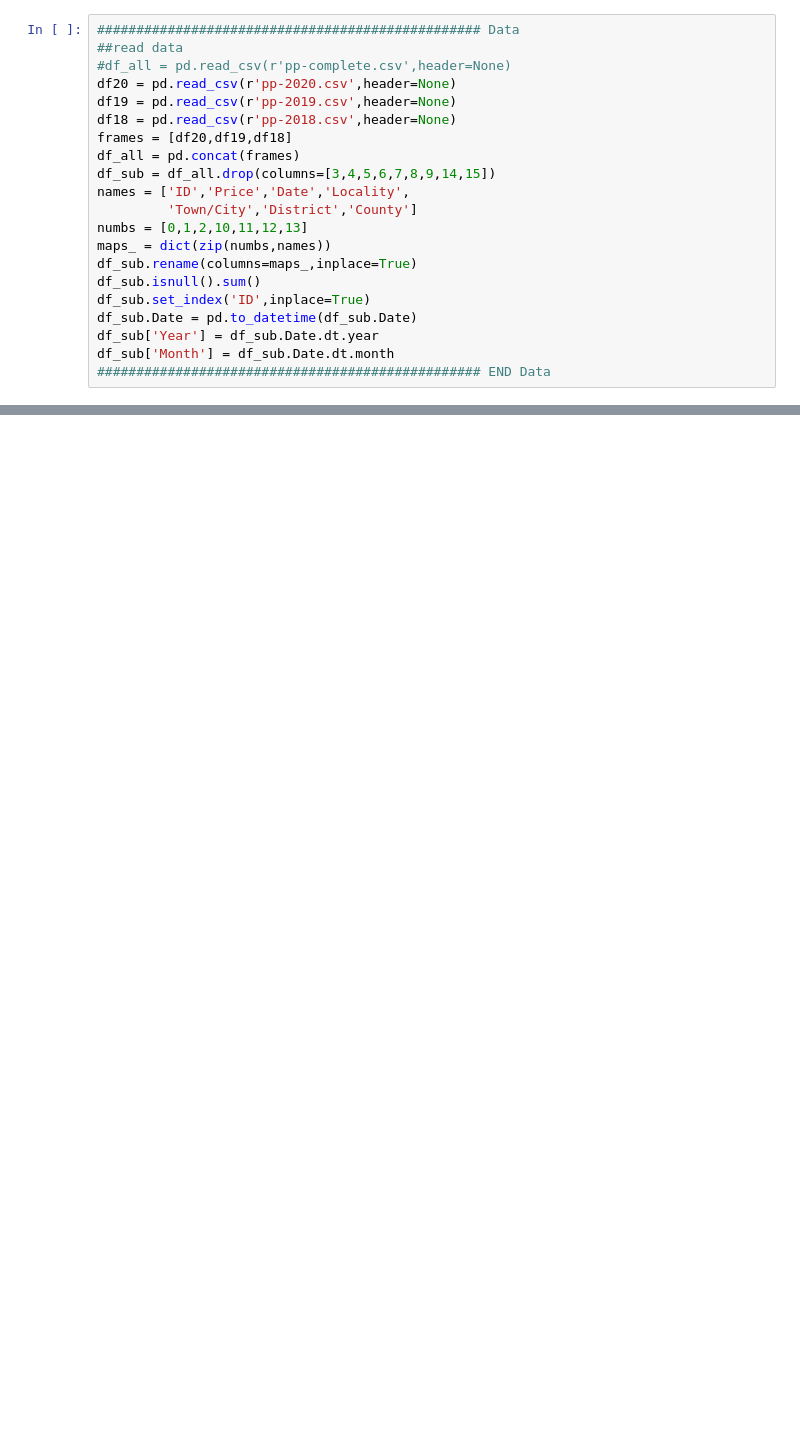
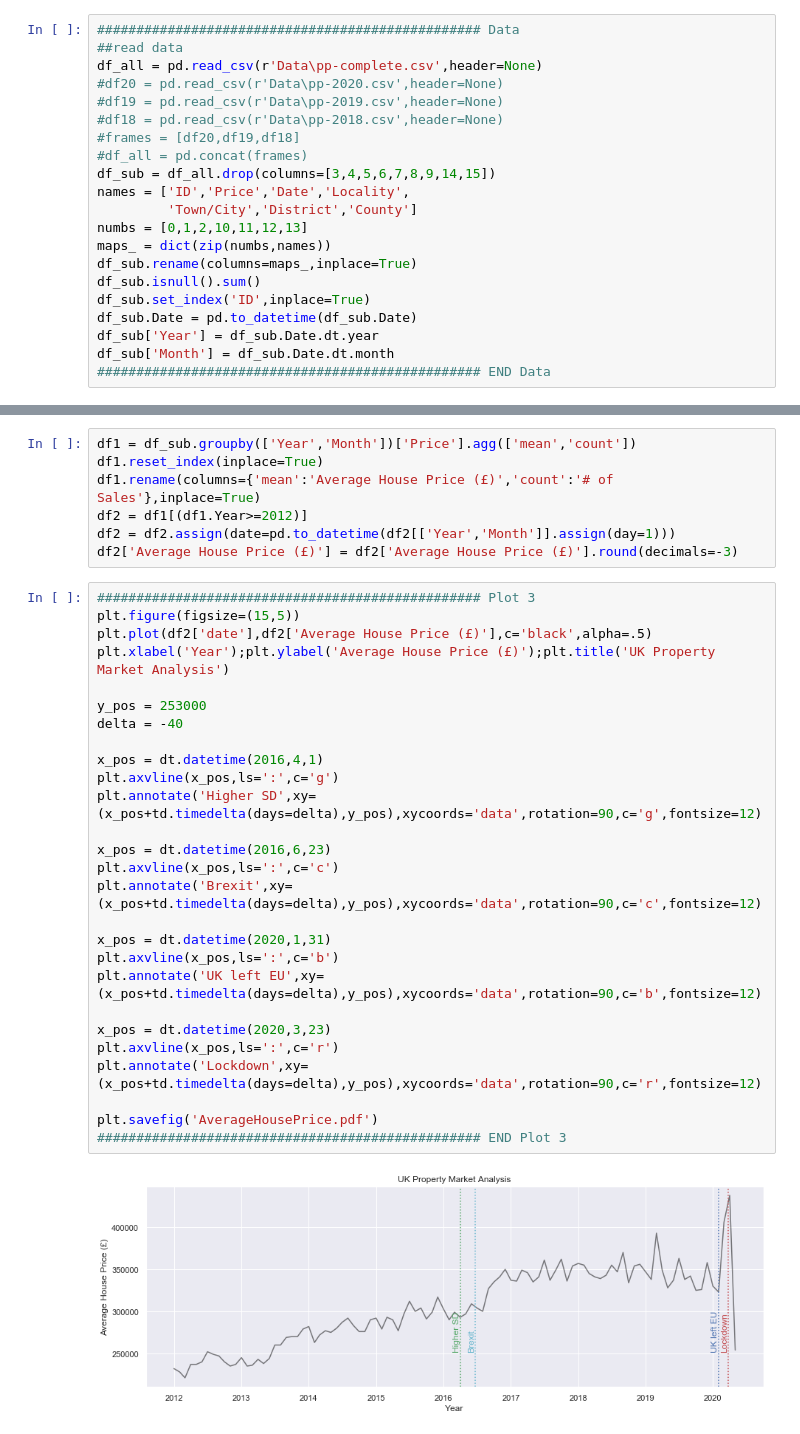
Before and after one commit to PaniezPaykari/TDI2020_UKHousePrices, a Jupyter notebook: Q1.ipynb, the cells around one changed output, grey strips where cells are left out. Cells and saved outputs as stored; diff of their text form; blank space fills up the shorter version.

Commit message:
update Q1 and add new plots

```diff
--- a/Q1.ipynb
+++ b/Q1.ipynb
@@ -43,12 +37,12 @@ import geopandas as gpd
 # %%
 ################################################# Data
 ##read data
-#df_all = pd.read_csv(r'pp-complete.csv',header=None)
-df20 = pd.read_csv(r'pp-2020.csv',header=None)
-df19 = pd.read_csv(r'pp-2019.csv',header=None)
-df18 = pd.read_csv(r'pp-2018.csv',header=None)
-frames = [df20,df19,df18]
-df_all = pd.concat(frames)
+df_all = pd.read_csv(r'Data\pp-complete.csv',header=None)
+#df20 = pd.read_csv(r'Data\pp-2020.csv',header=None)
+#df19 = pd.read_csv(r'Data\pp-2019.csv',header=None)
+#df18 = pd.read_csv(r'Data\pp-2018.csv',header=None)
+#frames = [df20,df19,df18]
+#df_all = pd.concat(frames)
 df_sub = df_all.drop(columns=[3,4,5,6,7,8,9,14,15])
 names = ['ID','Price','Date','Locality',
          'Town/City','District','County']
@@ -191,0 +169,36 @@ chart
+# %%
+df1 = df_sub.groupby(['Year','Month'])['Price'].agg(['mean','count'])
+df1.reset_index(inplace=True)
+df1.rename(columns={'mean':'Average House Price (£)','count':'# of Sales'},inplace=True)
+df2 = df1[(df1.Year>=2012)]
+df2 = df2.assign(date=pd.to_datetime(df2[['Year','Month']].assign(day=1)))
+df2['Average House Price (£)'] = df2['Average House Price (£)'].round(decimals=-3)
+# %%
+################################################# Plot 3
+plt.figure(figsize=(15,5))
+plt.plot(df2['date'],df2['Average House Price (£)'],c='black',alpha=.5)
+plt.xlabel('Year');plt.ylabel('Average House Price (£)');plt.title('UK Property Market Analysis')
+
+y_pos = 253000
+delta = -40
+
+x_pos = dt.datetime(2016,4,1)
+plt.axvline(x_pos,ls=':',c='g')
+plt.annotate('Higher SD',xy=(x_pos+td.timedelta(days=delta),y_pos),xycoords='data',rotation=90,c='g',fontsize=12)
+
+x_pos = dt.datetime(2016,6,23)
+plt.axvline(x_pos,ls=':',c='c')
+plt.annotate('Brexit',xy=(x_pos+td.timedelta(days=delta),y_pos),xycoords='data',rotation=90,c='c',fontsize=12)
+
+x_pos = dt.datetime(2020,1,31)
+plt.axvline(x_pos,ls=':',c='b')
+plt.annotate('UK left EU',xy=(x_pos+td.timedelta(days=delta),y_pos),xycoords='data',rotation=90,c='b',fontsize=12)
+
+x_pos = dt.datetime(2020,3,23)
+plt.axvline(x_pos,ls=':',c='r')
+plt.annotate('Lockdown',xy=(x_pos+td.timedelta(days=delta),y_pos),xycoords='data',rotation=90,c='r',fontsize=12)
+
+plt.savefig('AverageHousePrice.pdf')
+################################################# END Plot 3
+# %% [output]
+[figure, added]
```
Also changed, not shown: parts of 12 cells of this notebook, 3 other files.
